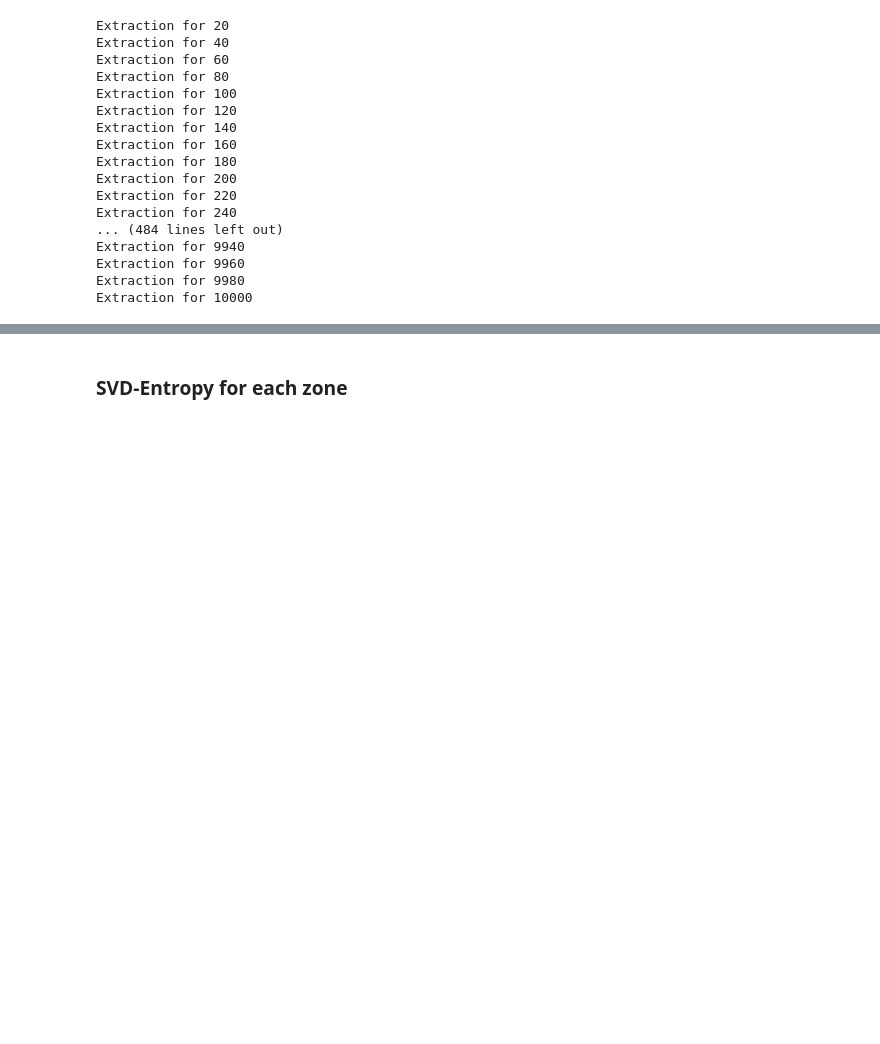
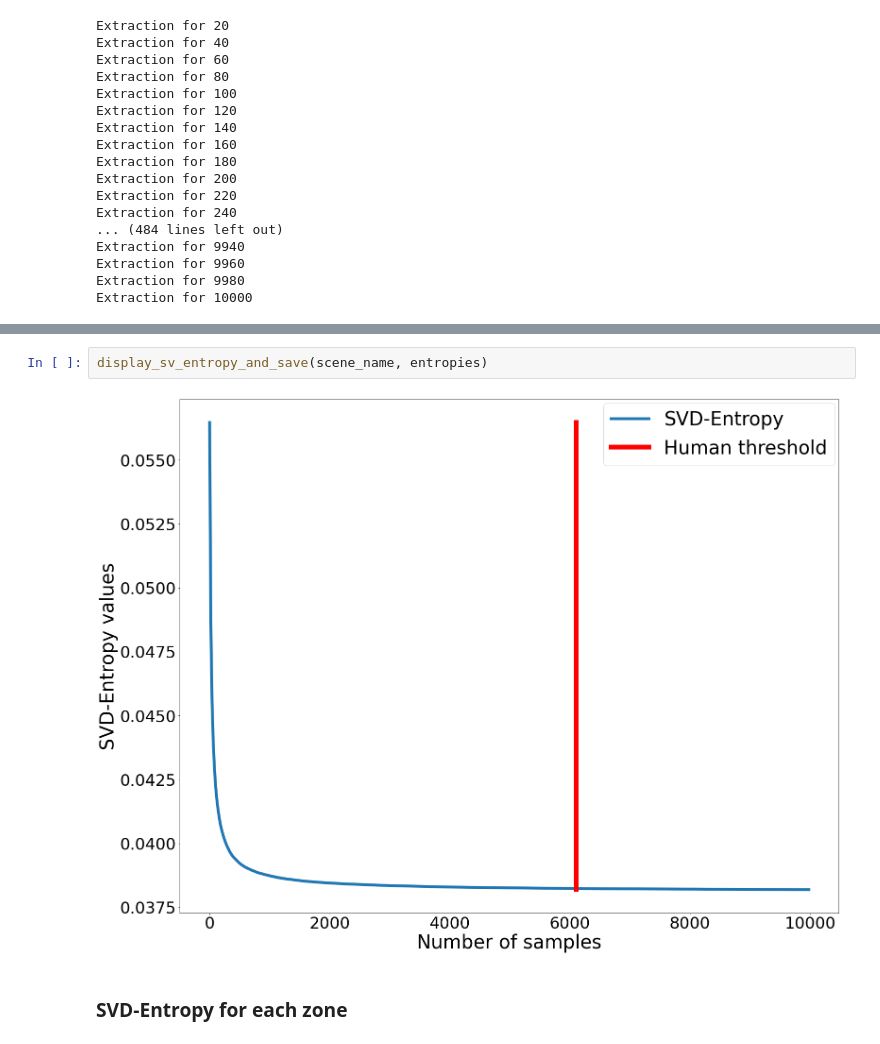
Before and after one commit to prise-3d/Thesis-NoiseDetection-attributes, a Jupyter notebook: analysis/svd_entropy_analysis_MDPI.ipynb, the cells around one changed output, grey strips where cells are left out. Drawn from its saved outputs; the diff is of its cells as text; blank space fills up the shorter version.

```diff
--- a/analysis/svd_entropy_analysis_MDPI.ipynb
+++ b/analysis/svd_entropy_analysis_MDPI.ipynb
@@ -178,3 +212,7 @@ plt.plot()
+# %%
+display_sv_entropy_and_save(scene_name, entropies)
+# %% [output]
+[figure, added]
 # %% [markdown]
 ### SVD-Entropy for each zone
 # %%
```
Also changed, not shown: parts of 17 cells of this notebook, 1 other file.
